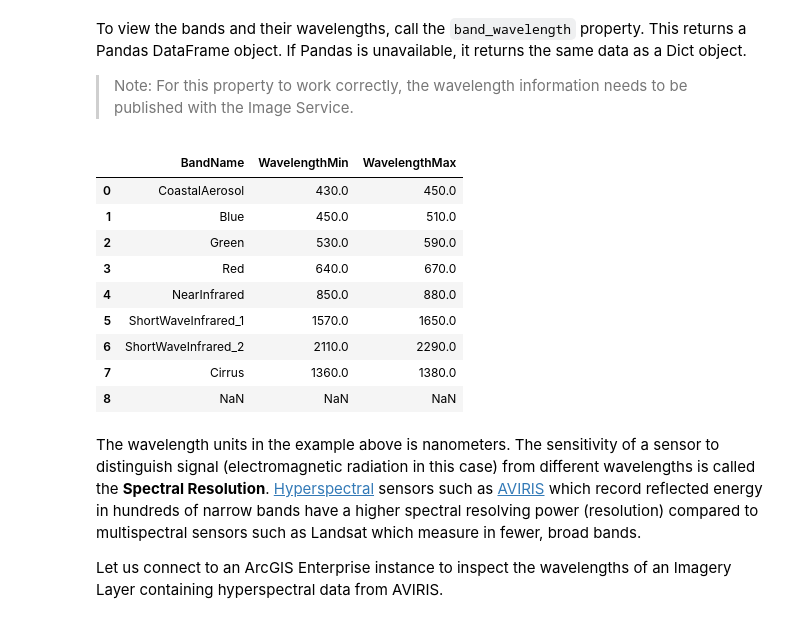
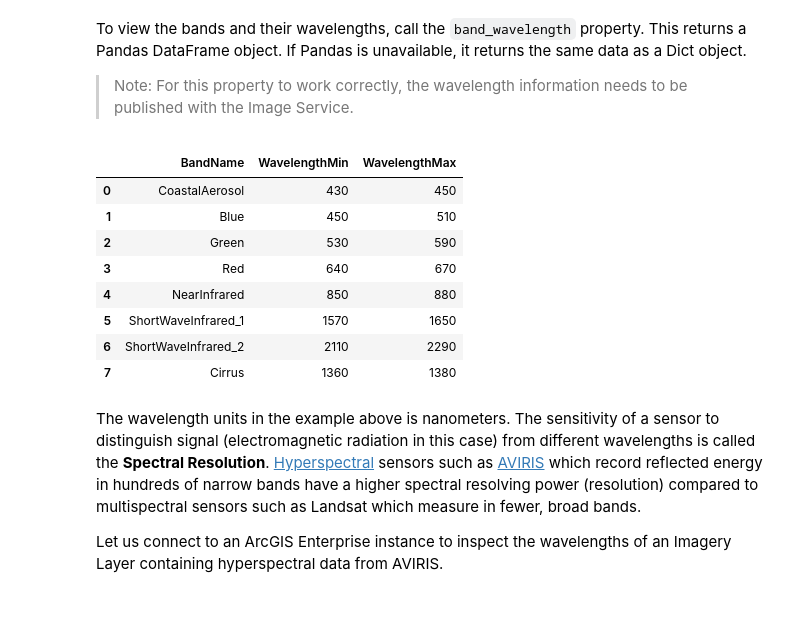
Before and after one commit to AtmaMani/arcgis-python-api, a Jupyter notebook: guide/06-imagery-and-raster-analysis/raster-module.ipynb, the cells around one changed output. Drawn from its saved outputs; the diff is of its cells as text; code cells hidden in the pictures.

```diff
--- a/guide/06-imagery-and-raster-analysis/raster-module.ipynb
+++ b/guide/06-imagery-and-raster-analysis/raster-module.ipynb
@@ -135,18 +135,17 @@ To view the bands and their wavelengths, call the `band_wavelength` property. Th
 
 > Note: For this property to work correctly, the wavelength information needs to be published with the Image Service.
 # %%
-impolandsat_layer.band_wavelengths
+landsat_layer.band_wavelengths
 # %% [output]
 |  | BandName | WavelengthMin | WavelengthMax |
-| 0 | CoastalAerosol | 430.0 | 450.0 |
-| 1 | Blue | 450.0 | 510.0 |
-| 2 | Green | 530.0 | 590.0 |
-| 3 | Red | 640.0 | 670.0 |
-| 4 | NearInfrared | 850.0 | 880.0 |
-| 5 | ShortWaveInfrared_1 | 1570.0 | 1650.0 |
-| 6 | ShortWaveInfrared_2 | 2110.0 | 2290.0 |
-| 7 | Cirrus | 1360.0 | 1380.0 |
-| 8 | NaN | NaN | NaN |
+| 0 | CoastalAerosol | 430 | 450 |
+| 1 | Blue | 450 | 510 |
+| 2 | Green | 530 | 590 |
+| 3 | Red | 640 | 670 |
+| 4 | NearInfrared | 850 | 880 |
+| 5 | ShortWaveInfrared_1 | 1570 | 1650 |
+| 6 | ShortWaveInfrared_2 | 2110 | 2290 |
+| 7 | Cirrus | 1360 | 1380 |
 # %% [markdown]
 The wavelength units in the example above is nanometers. The sensitivity of a sensor to distinguish signal (electromagnetic radiation in this case) from different wavelengths is called the **Spectral Resolution**. [Hyperspectral](http://www.csr.utexas.edu/projects/rs/hrs/hyper.html) sensors such as [AVIRIS](https://aviris.jpl.nasa.gov/aviris/index.html) which record reflected energy in hundreds of narrow bands have a higher spectral resolving power (resolution) compared to multispectral sensors such as Landsat which measure in fewer, broad bands.
 
```
Also changed, not shown: parts of 12 cells of this notebook.
